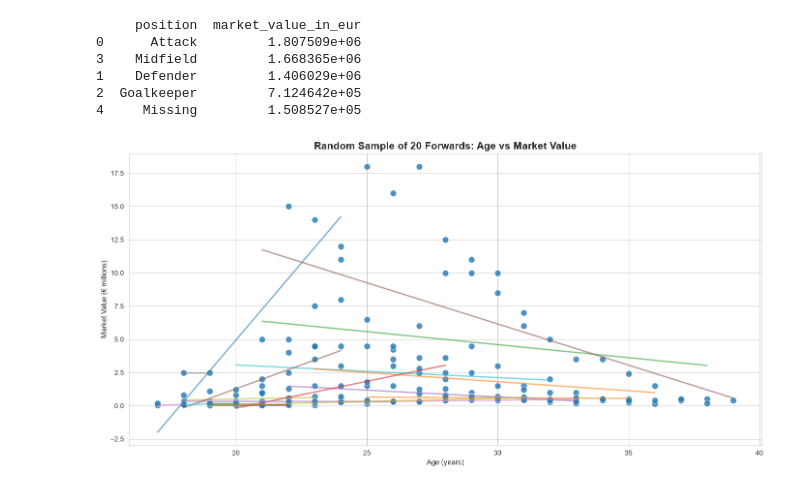
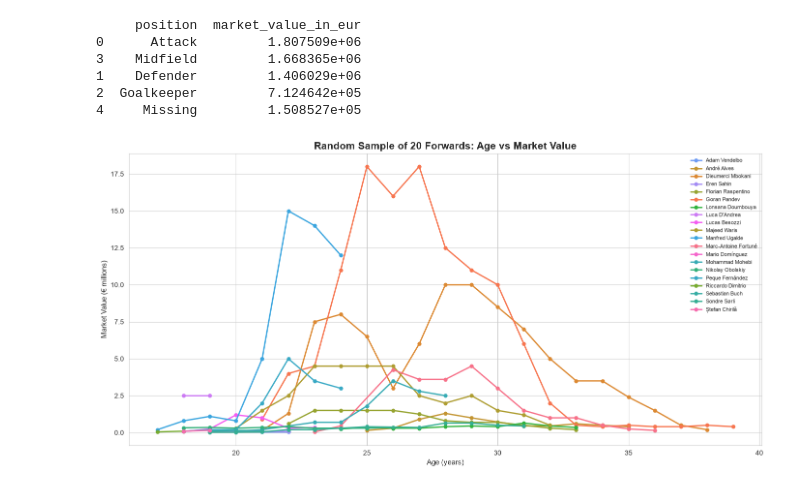
Before and after one commit to koenamk/football_data_visualization, a Jupyter notebook: analysis.ipynb, the cells around one changed output. Drawn from its saved outputs; the diff is of its cells as text; code cells hidden in the pictures.

```diff
--- a/analysis.ipynb
+++ b/analysis.ipynb
@@ -415,28 +415,15 @@ print(position_value.sort_values(by='market_value_in_eur', ascending=False))
 ## RANDOM SAMPLE OF 20 FORWARDS
 # Build a general market-value-by-age sample limited to forwards only
 position_series = df_players['position'].fillna('').astype(str).str.lower()
-forward_mask = position_series.str.contains(r'forward|fw|striker|centre-forward|center-forward|cf|st', regex=True)
+forward_mask = position_series.str.contains(
+    r'forward|fw|striker|centre-forward|center-forward|cf|st|winger|second striker|attack',
+    regex=True
+)
 forward_players = df_players.loc[forward_mask].copy()
 forward_players = forward_players.dropna(subset=['date_of_birth']).copy()
 
 if forward_players.empty:
-    # The dataset labels attacking players as "Attack" / "Winger" rather than "Forward",
-    # so broaden the filter to include the actual values used in this dataset.
-    fallback_mask = (
-        df_players['position']
-        .fillna('')
-        .astype(str)
-        .str.lower()
-        .str.contains(
-            r'attack|forward|fw|striker|centre-forward|center-forward|cf|st|winger|second striker',
-            regex=True
-        )
-    )
-    forward_players = df_players.loc[fallback_mask].copy()
-    forward_players = forward_players.dropna(subset=['date_of_birth']).copy()
-
-    if forward_players.empty:
-        raise ValueError('No forward players were found in the dataset.')
+    raise ValueError('No forward players were found in the dataset.')
 
 # Only include players with valuation history, otherwise the plot will be empty
 forward_players = forward_players[forward_players['player_id'].isin(df_valuations['player_id'])].copy()
@@ -458,49 +445,44 @@ random_history = random_history.sort_values(['player_id', 'date']).reset_index(d
 
 random_history = random_history.merge(
     forward_players[['player_id', 'name', 'date_of_birth']],
     on='player_id',
     how='left'
 )
 
 random_history['historical_age'] = (random_history['date'].dt.year - random_history['date_of_birth'].dt.year).astype(int)
 random_history['market_value_m'] = random_history['market_value_in_eur'] / 1_000_000
 
 # Keep one valuation per age per player for a cleaner overview
 random_progression = random_history.drop_duplicates(subset=['player_id', 'historical_age'], keep='last').copy()
 
-# Plot a random sample of forwards with trend lines
+# Plot one clean trend line per player, color-coded by player
 import matplotlib.pyplot as plt
 import seaborn as sns
 
 sns.set_style('whitegrid')
 plt.figure(figsize=(14, 7))
 
+palette = sns.color_palette('husl', n_colors=len(random_progression['name'].unique()))
+player_colors = dict(zip(random_progression['name'].unique(), palette))
+
 for player_name, group in random_progression.groupby('name'):
     group = group.sort_values('historical_age')
     if len(group) >= 2:
-        sns.regplot(
-            data=group,
-            x='historical_age',
-            y='market_value_m',
-            scatter=False,
-            line_kws={'linewidth': 2, 'alpha': 0.6},
-            ci=None
+        plt.plot(
+            group['historical_age'],
+            group['market_value_m'],
+            marker='o',
+            linewidth=2,
+            markersize=5,
+            label=player_name,
+            color=player_colors[player_name]
         )
-
-sns.scatterplot(
-    data=random_progression,
-    x='historical_age',
-    y='market_value_m',
-    s=90,
-    alpha=0.8,
-    color='#1f77b4'
-)
 
 plt.title('Random Sample of 20 Forwards: Age vs Market Value', fontsize=15, weight='bold')
 plt.xlabel('Age (years)', fontsize=11)
 plt.ylabel('Market Value (€ millions)', fontsize=11)
-plt.legend([], [], frameon=False)
+plt.legend(frameon=False, fontsize=8)
 plt.tight_layout()
 plt.show()
 # %% [output]
-[figure, old version]
+[figure, new version]
```
Also changed, not shown: parts of 5 cells of this notebook.
